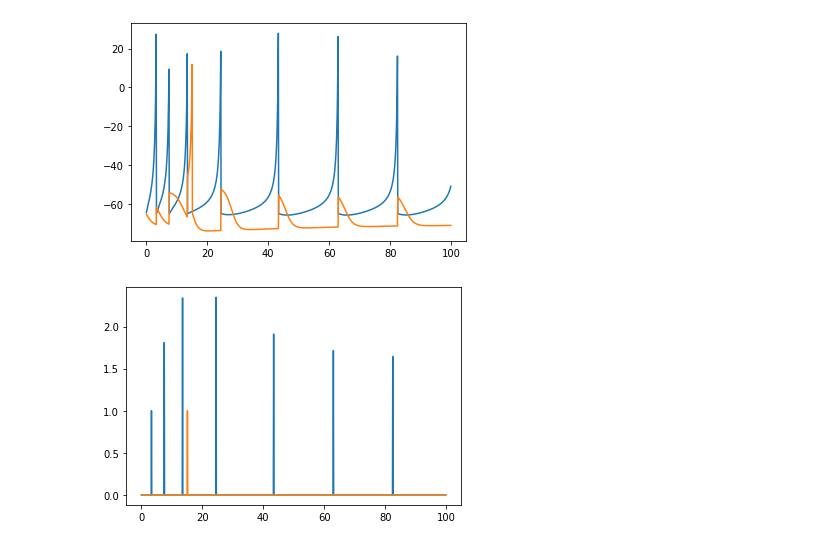
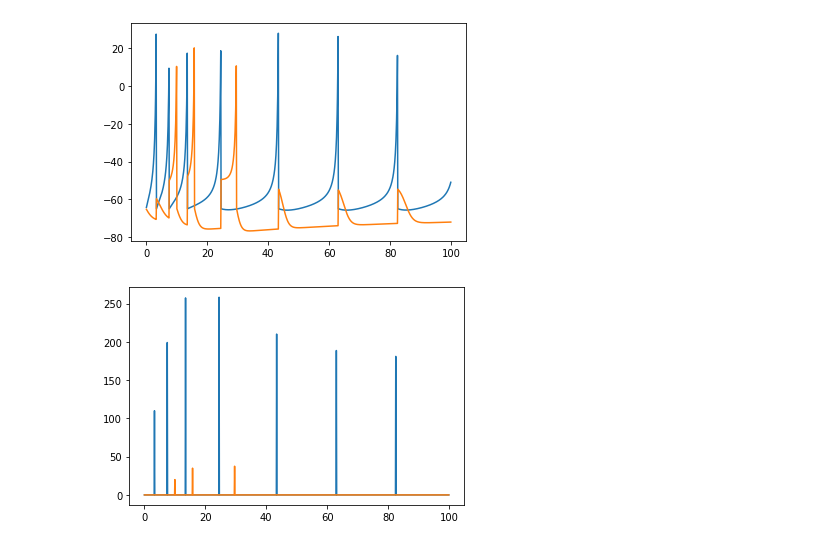
Before and after one commit to iamkg0/SNN_Izhikevich, a Jupyter notebook: test.ipynb, the cells around one changed output. Cells and saved outputs as stored; diff of their text form; code cells hidden in the pictures.

```diff
--- a/test.ipynb
+++ b/test.ipynb
@@ -4,35 +4,35 @@ from Layers import *
 import matplotlib.pyplot as plt
 import numpy as np
 # %%
-in_neu = IzhikevichNeuron()
+in_neu = IzhikevichNeuron(g=110)
 out_neu = IzhikevichNeuron()
 time = 100
 in_neu.I = 10
 in_impulse_hist = []
 in_voltage_hist = []
 out_impulse_hist = []
 out_voltage_hist = []
 for i in range(int(time//.1)+1):
     in_impulse, in_voltage = in_neu.behave()
-    out_neu.apply_current(in_impulse*90)
+    out_neu.apply_current(in_impulse)
     out_impulse, out_voltage = out_neu.behave()
     in_impulse_hist.append(in_impulse)
     in_voltage_hist.append(in_voltage)
     out_impulse_hist.append(out_impulse)
     out_voltage_hist.append(out_voltage)
 
 x_axis = np.arange(len(in_impulse_hist)) * .1
 fig = plt.figure()
 plt.plot(x_axis, in_voltage_hist)
 plt.plot(x_axis,out_voltage_hist)
 plt.show()
 fig = plt.figure()
 plt.plot(x_axis,in_impulse_hist)
 plt.plot(x_axis,out_impulse_hist)
 plt.show()
 # %% [output]
-[figure, old version]
+[figure, new version]
-[figure, old version]
+[figure, new version]
 # %%
 lr=1e-3
 signal = np.array([5,6,7,8])
```
Also changed, not shown: parts of 4 cells of this notebook, 2 other files.
